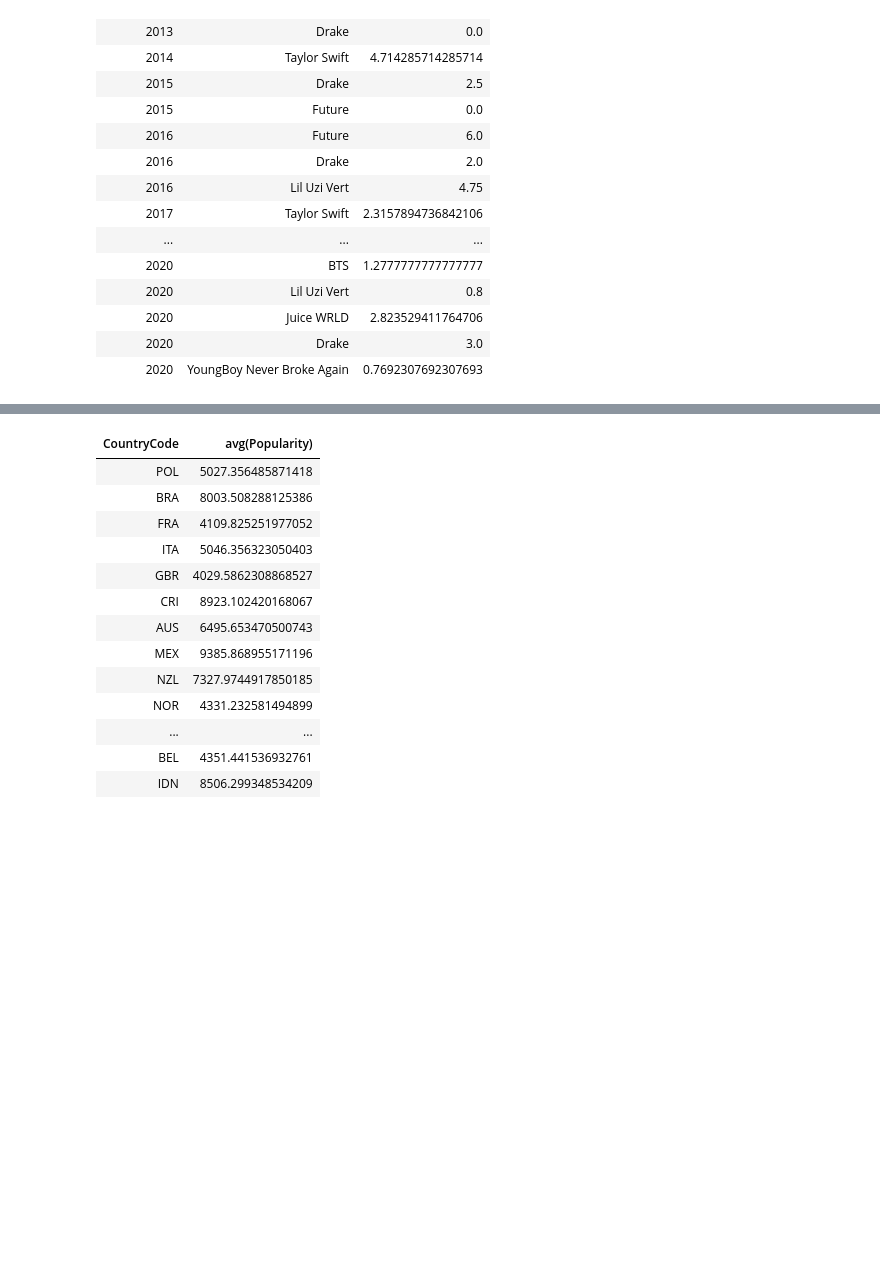
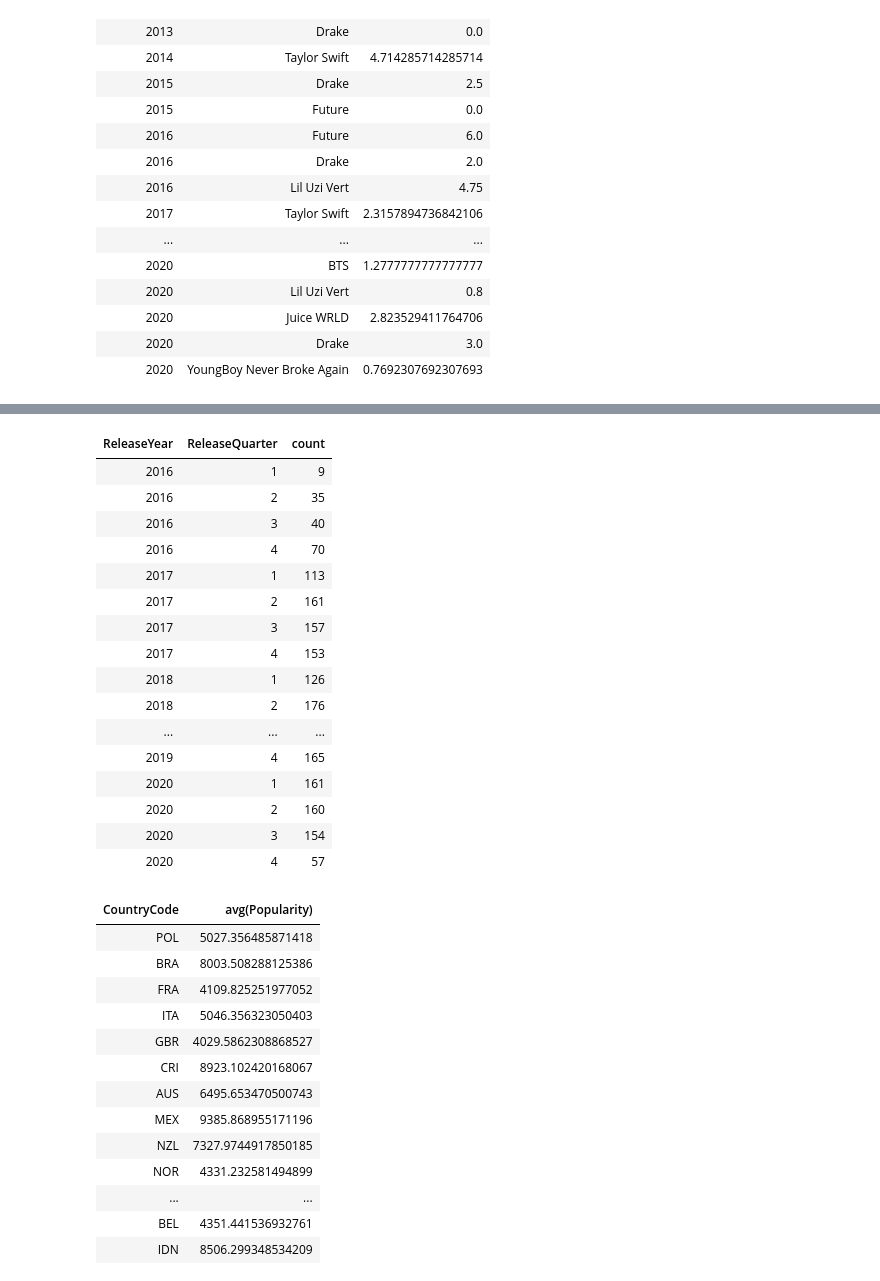
Before and after one commit to MaxSMCON/Group3, a Jupyter notebook: UWaterloo - Final Project - KKissoon/Spotify-Group3Project-KKissoon-Visualizations.ipynb, the cells around one changed output, grey strips where cells are left out. Saved outputs shown, nothing was run; the diff lists cells and outputs as text; code cells hidden in the pictures; blank space fills up the shorter version.

```diff
--- a/UWaterloo - Final Project - KKissoon/Spotify-Group3Project-KKissoon-Visualizations.ipynb
+++ b/UWaterloo - Final Project - KKissoon/Spotify-Group3Project-KKissoon-Visualizations.ipynb
@@ -400,3 +450,29 @@ display(vis4)
+# %%
+# Visual 4C: EXTENSION of 4A --> Number of *FOR CANADA ONLY* Albums Released Each Year By Quarter, 2016-2019
+vis4c = df.filter(df.ReleaseYear >= 2016).filter(df.Country == "Canada")\
+.groupBy("Album", "ReleaseYear", "ReleaseQuarter").count()\
+.groupBy("ReleaseYear", "ReleaseQuarter").count().filter(df.ReleaseQuarter != 0)\
+.orderBy("ReleaseYear", "ReleaseQuarter")
+
+display(vis4c)
+# %% [output]
+| ReleaseYear | ReleaseQuarter | count |
+| 2016 | 1 | 9 |
+| 2016 | 2 | 35 |
+| 2016 | 3 | 40 |
+| 2016 | 4 | 70 |
+| 2017 | 1 | 113 |
+| 2017 | 2 | 161 |
+| 2017 | 3 | 157 |
+| 2017 | 4 | 153 |
+| 2018 | 1 | 126 |
+| 2018 | 2 | 176 |
+| ... | ... | ... |
+| 2019 | 4 | 165 |
+| 2020 | 1 | 161 |
+| 2020 | 2 | 160 |
+| 2020 | 3 | 154 |
+| 2020 | 4 | 57 |
 # %%
 # Visual 5: Average (MEAN) Popularity By Country
 
```
Also changed, not shown: parts of 6 cells of this notebook, 1 other file.
